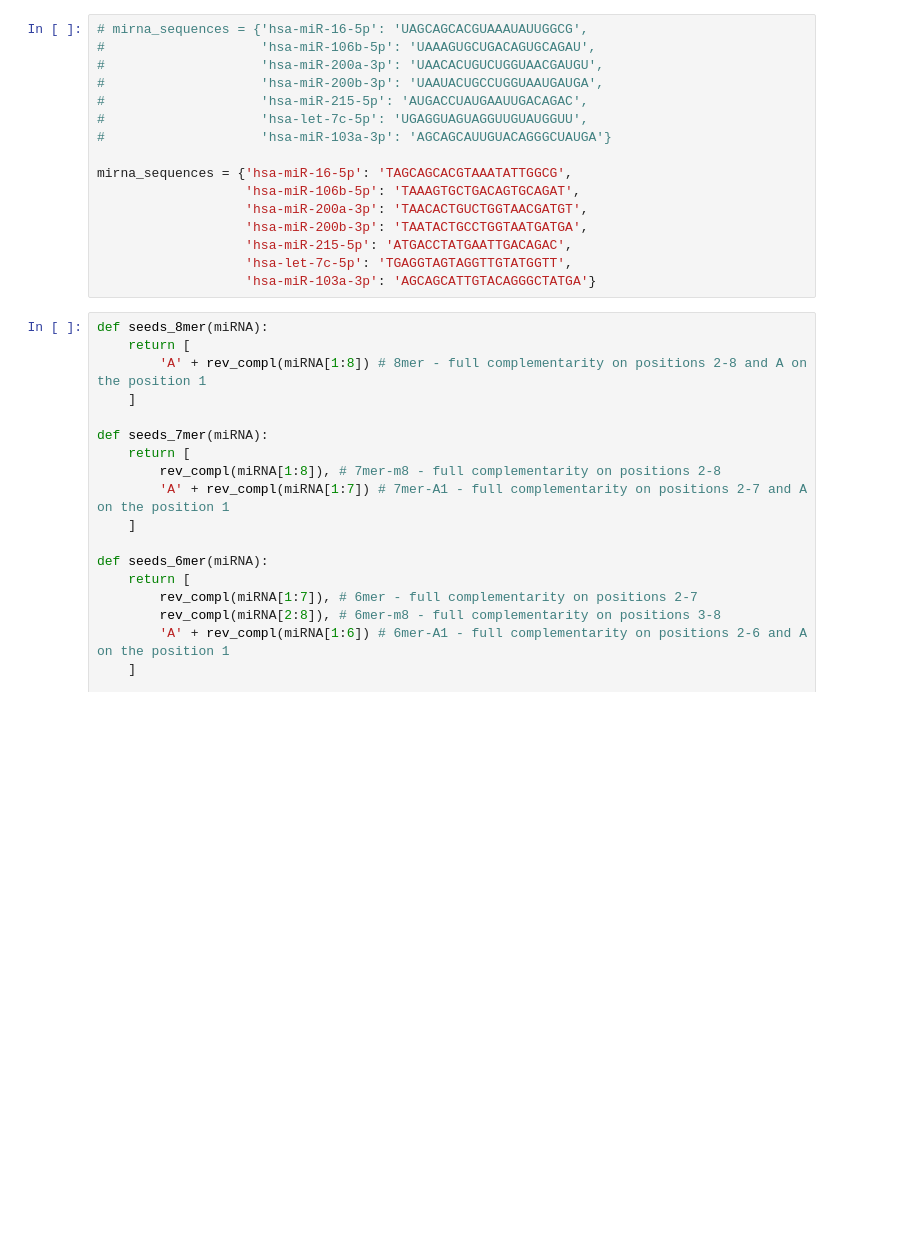
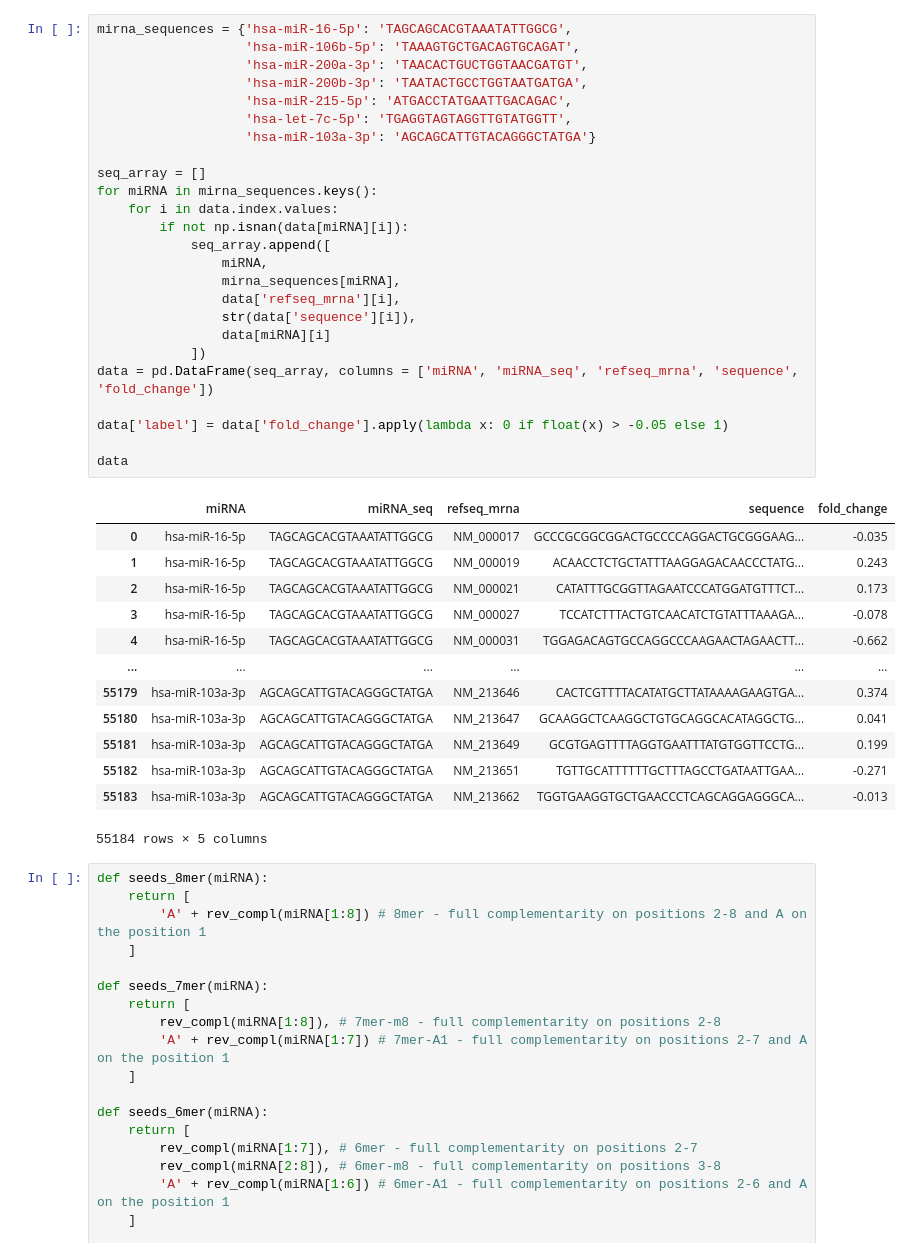
Before and after one commit to ML-Bioinfo-CEITEC/miRNA, a Jupyter notebook: Seed_experiment/sandbox/Seed_Cls.ipynb, the cells around one changed output. Drawn from its saved outputs; the diff is of its cells as text; blank space fills up the shorter version.

```diff
--- a/Seed_experiment/sandbox/Seed_Cls.ipynb
+++ b/Seed_experiment/sandbox/Seed_Cls.ipynb
@@ -34,19 +25,42 @@ data['miR-106b-5p_train']
-# %%
-# mirna_sequences = {'hsa-miR-16-5p': 'UAGCAGCACGUAAAUAUUGGCG',
-#                    'hsa-miR-106b-5p': 'UAAAGUGCUGACAGUGCAGAU',
-#                    'hsa-miR-200a-3p': 'UAACACUGUCUGGUAACGAUGU',
-#                    'hsa-miR-200b-3p': 'UAAUACUGCCUGGUAAUGAUGA',
-#                    'hsa-miR-215-5p': 'AUGACCUAUGAAUUGACAGAC',
-#                    'hsa-let-7c-5p': 'UGAGGUAGUAGGUUGUAUGGUU',
-#                    'hsa-miR-103a-3p': 'AGCAGCAUUGUACAGGGCUAUGA'}
-
-mirna_sequences = {'hsa-miR-16-5p': 'TAGCAGCACGTAAATATTGGCG',
-                   'hsa-miR-106b-5p': 'TAAAGTGCTGACAGTGCAGAT',
-                   'hsa-miR-200a-3p': 'TAACACTGUCTGGTAACGATGT',
-                   'hsa-miR-200b-3p': 'TAATACTGCCTGGTAATGATGA',
-                   'hsa-miR-215-5p': 'ATGACCTATGAATTGACAGAC',
-                   'hsa-let-7c-5p': 'TGAGGTAGTAGGTTGTATGGTT',
-                   'hsa-miR-103a-3p': 'AGCAGCATTGTACAGGGCTATGA'}
+# %%
+mirna_sequences = {'hsa-miR-16-5p': 'TAGCAGCACGTAAATATTGGCG',
+                   'hsa-miR-106b-5p': 'TAAAGTGCTGACAGTGCAGAT',
+                   'hsa-miR-200a-3p': 'TAACACTGUCTGGTAACGATGT',
+                   'hsa-miR-200b-3p': 'TAATACTGCCTGGTAATGATGA',
+                   'hsa-miR-215-5p': 'ATGACCTATGAATTGACAGAC',
+                   'hsa-let-7c-5p': 'TGAGGTAGTAGGTTGTATGGTT',
+                   'hsa-miR-103a-3p': 'AGCAGCATTGTACAGGGCTATGA'}
+
+seq_array = []
+for miRNA in mirna_sequences.keys():
+    for i in data.index.values:
+        if not np.isnan(data[miRNA][i]):
+            seq_array.append([
+                miRNA,
+                mirna_sequences[miRNA],
+                data['refseq_mrna'][i],
+                str(data['sequence'][i]),
+                data[miRNA][i]
+            ])
+data = pd.DataFrame(seq_array, columns = ['miRNA', 'miRNA_seq', 'refseq_mrna', 'sequence', 'fold_change'])
+
+data['label'] = data['fold_change'].apply(lambda x: 0 if float(x) > -0.05 else 1)
+
+data
+# %% [output]
+|  | miRNA | miRNA_seq | refseq_mrna | sequence | fold_change |
+| 0 | hsa-miR-16-5p | TAGCAGCACGTAAATATTGGCG | NM_000017 | GCCCGCGGCGGACTGCCCCAGGACTGCGGGAAG... | -0.035 |
+| 1 | hsa-miR-16-5p | TAGCAGCACGTAAATATTGGCG | NM_000019 | ACAACCTCTGCTATTTAAGGAGACAACCCTATG... | 0.243 |
+| 2 | hsa-miR-16-5p | TAGCAGCACGTAAATATTGGCG | NM_000021 | CATATTTGCGGTTAGAATCCCATGGATGTTTCT... | 0.173 |
+| 3 | hsa-miR-16-5p | TAGCAGCACGTAAATATTGGCG | NM_000027 | TCCATCTTTACTGTCAACATCTGTATTTAAAGA... | -0.078 |
+| 4 | hsa-miR-16-5p | TAGCAGCACGTAAATATTGGCG | NM_000031 | TGGAGACAGTGCCAGGCCCAAGAACTAGAACTT... | -0.662 |
+| ... | ... | ... | ... | ... | ... |
+| 55179 | hsa-miR-103a-3p | AGCAGCATTGTACAGGGCTATGA | NM_213646 | CACTCGTTTTACATATGCTTATAAAAGAAGTGA... | 0.374 |
+| 55180 | hsa-miR-103a-3p | AGCAGCATTGTACAGGGCTATGA | NM_213647 | GCAAGGCTCAAGGCTGTGCAGGCACATAGGCTG... | 0.041 |
+| 55181 | hsa-miR-103a-3p | AGCAGCATTGTACAGGGCTATGA | NM_213649 | GCGTGAGTTTTAGGTGAATTTATGTGGTTCCTG... | 0.199 |
+| 55182 | hsa-miR-103a-3p | AGCAGCATTGTACAGGGCTATGA | NM_213651 | TGTTGCATTTTTTGCTTTAGCCTGATAATTGAA... | -0.271 |
+| 55183 | hsa-miR-103a-3p | AGCAGCATTGTACAGGGCTATGA | NM_213662 | TGGTGAAGGTGCTGAACCCTCAGCAGGAGGGCA... | -0.013 |
+55184 rows × 5 columns
 # %%
 def seeds_8mer(miRNA):
     return [
```
Also changed, not shown: parts of 10 cells of this notebook.
